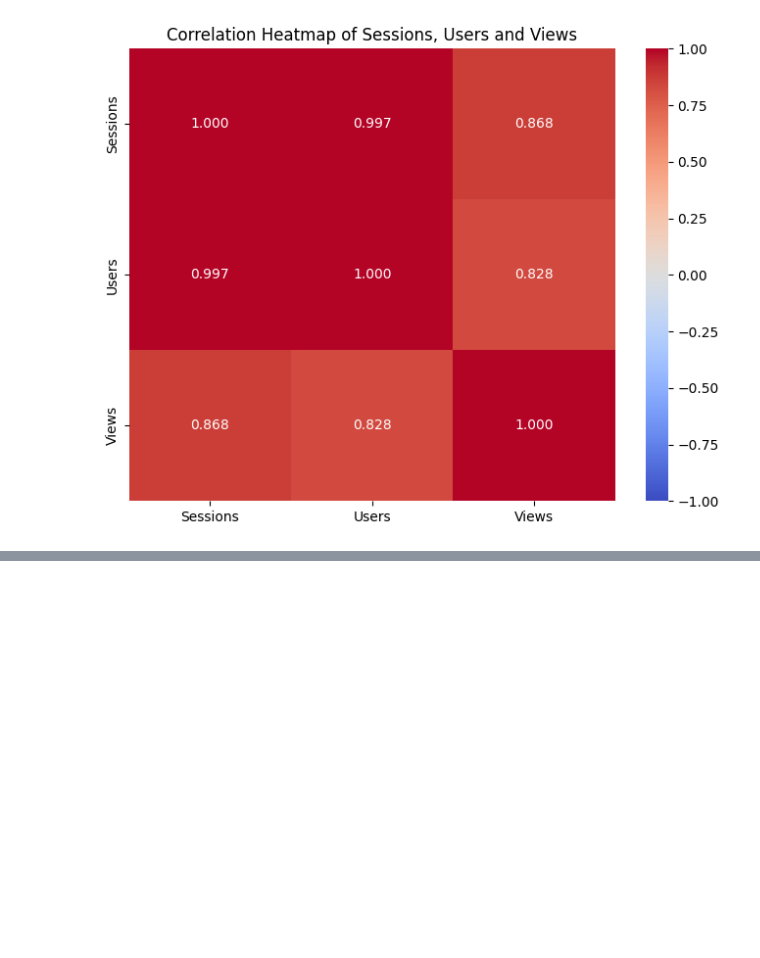
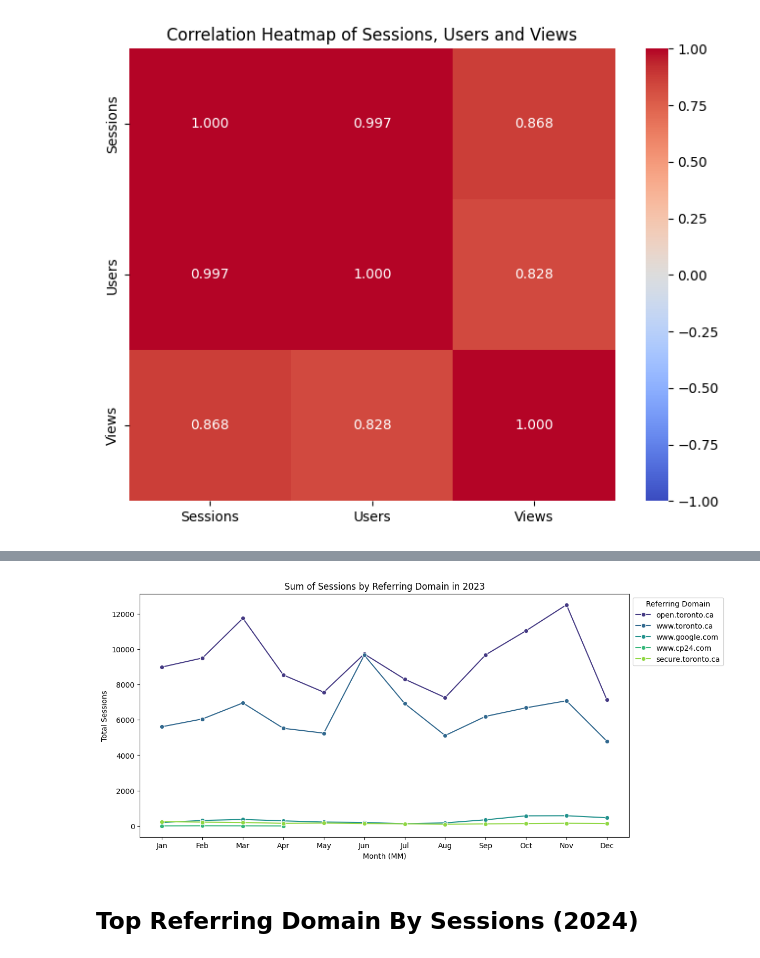
Before and after one commit to rkaushick-neu/toronto-od-web-analytics, a Jupyter notebook: Analysis_Notebook.ipynb, the cells around one changed output, grey strips where cells are left out. Cells and saved outputs as stored; diff of their text form; code cells hidden in the pictures; blank space fills up the shorter version.

```diff
--- a/Analysis_Notebook.ipynb
+++ b/Analysis_Notebook.ipynb
@@ -505,0 +539,19 @@ Text(0.5, 1.0, 'Correlation Heatmap of Sessions, Users and Views')
+# %%
+# checking for these websites over time
+
+top_5_referring_domains = referrer_domain_df['data-no-summary'][referrer_domain_df['data-no-summary']['Referring Domain'].isin(['open.toronto.ca',
+                                                                                                                                'www.toronto.ca',
+                                                                                                                                'www.google.com',
+                                                                                                                                'www.cp24.com',
+                                                                                                                                'secure.toronto.ca'])]
+top_5_referring_domains_2023 = top_5_referring_domains[top_5_referring_domains['Date (YYYY)'] == 2023]
+# print(top_5_referring_domains_2023)
+# now grouping this based on date
+top_5_domains_grouped_date_2023 = top_5_referring_domains_2023.groupby(['Referring Domain', 'Date (MM)', 'Date (YYYY)']).sum('Sessions').reset_index()
+
+# Map month numbers to month names
+month_mapping = {1: 'Jan', 2: 'Feb', 3: 'Mar', 4: 'Apr', 5: 'May', 6: 'Jun',
+                 7: 'Jul', 8: 'Aug', 9: 'Sep', 10: 'Oct', 11: 'Nov', 12: 'Dec'}
+top_5_domains_grouped_date_2023['Date (MM)'] = top_5_domains_grouped_date_2023['Date (MM)'].map(month_mapping)
+
+top_5_domains_grouped_date_2023
@@ -505,0 +576,14 @@ Text(0.5, 1.0, 'Correlation Heatmap of Sessions, Users and Views')
+# %%
+legend_hue_order = ['open.toronto.ca', 'www.toronto.ca', 'www.google.com', 'www.cp24.com', 'secure.toronto.ca']
+
+plt.figure(figsize=(12, 6))
+sns.lineplot(data=top_5_domains_grouped_date_2023, x='Date (MM)', y='Sessions', hue='Referring Domain', marker='o', palette='viridis', hue_order=legend_hue_order)
+plt.title('Sum of Sessions by Referring Domain in 2023')
+plt.xlabel('Month (MM)')
+plt.ylabel('Total Sessions')
+plt.legend(title='Referring Domain', loc='upper left', bbox_to_anchor=(1, 1))
+plt.show()
+# %% [output]
+[figure, added]
+# %% [markdown]
+## Top Referring Domain By Sessions (2024)
```
Also changed, not shown: parts of 10 cells of this notebook.
